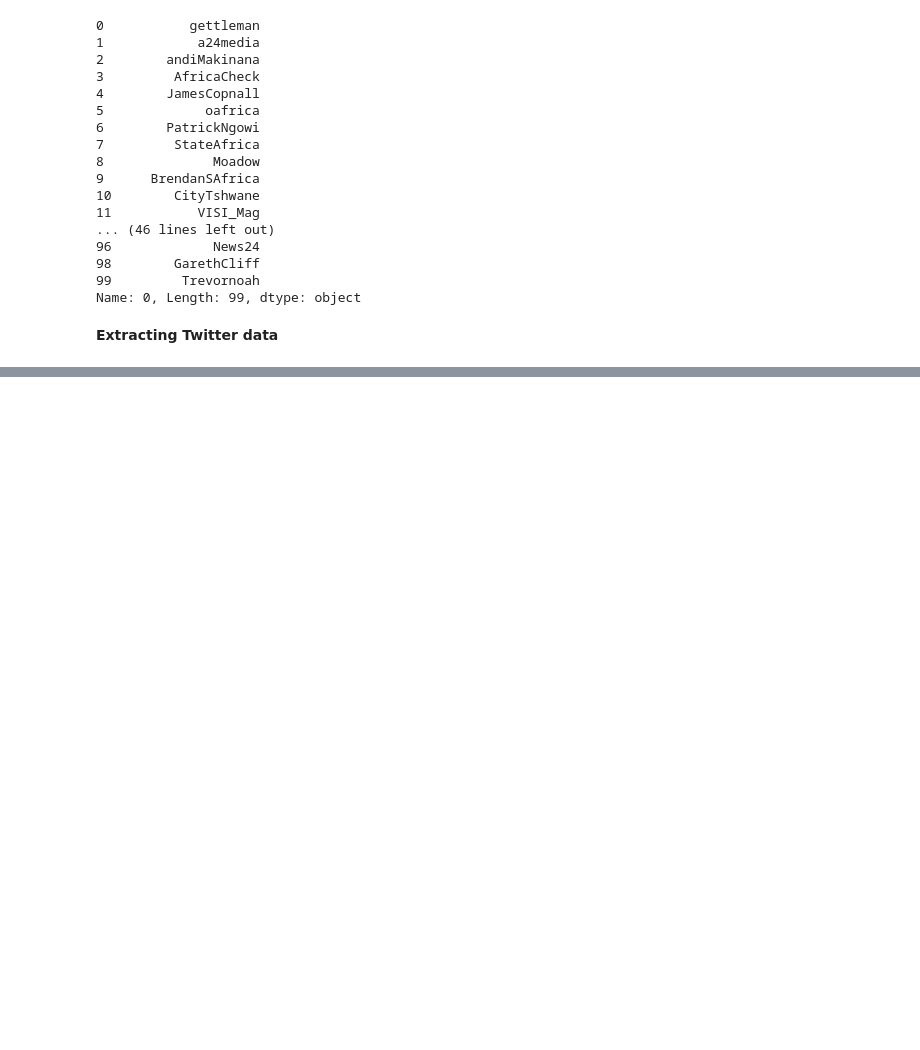
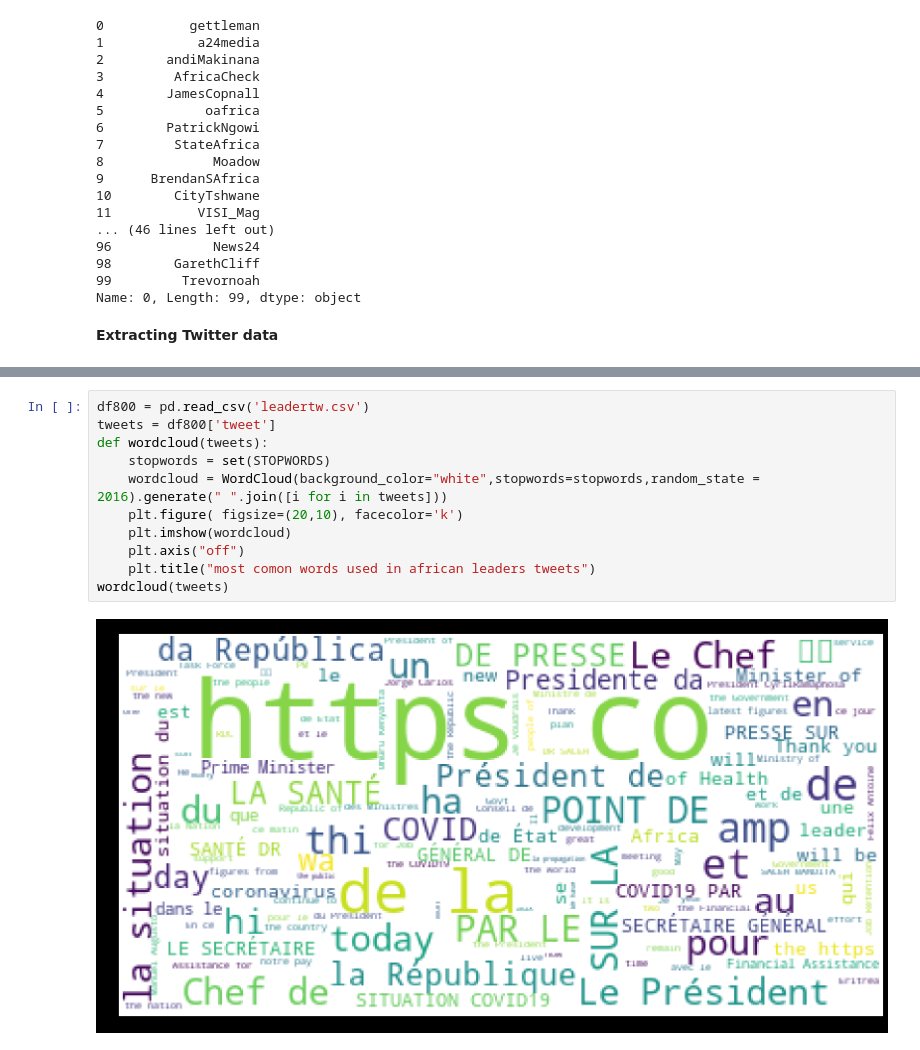
Before and after one commit to kenmbelenzi/webscraper, a Jupyter notebook: Copy_of_scrapping_starter.ipynb, the cells around one changed output, grey strips where cells are left out. Cells and saved outputs as stored; diff of their text form; blank space fills up the shorter version.

```diff
--- a/Copy_of_scrapping_starter.ipynb
+++ b/Copy_of_scrapping_starter.ipynb
@@ -416,0 +619,13 @@ df
+# %%
+df800 = pd.read_csv('leadertw.csv')
+tweets = df800['tweet']
+def wordcloud(tweets):
+    stopwords = set(STOPWORDS)
+    wordcloud = WordCloud(background_color="white",stopwords=stopwords,random_state = 2016).generate(" ".join([i for i in tweets]))
+    plt.figure( figsize=(20,10), facecolor='k')
+    plt.imshow(wordcloud)
+    plt.axis("off")
+    plt.title("most comon words used in african leaders tweets")
+wordcloud(tweets)
+# %% [output]
+[figure, added]
```
Also changed, not shown: parts of 27 cells of this notebook, 1 other file.
